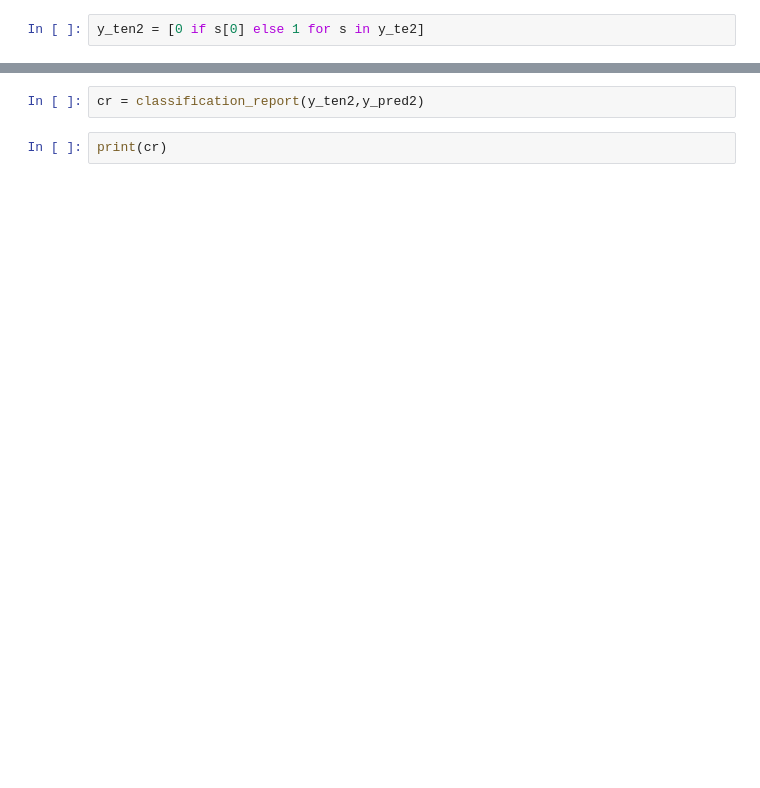
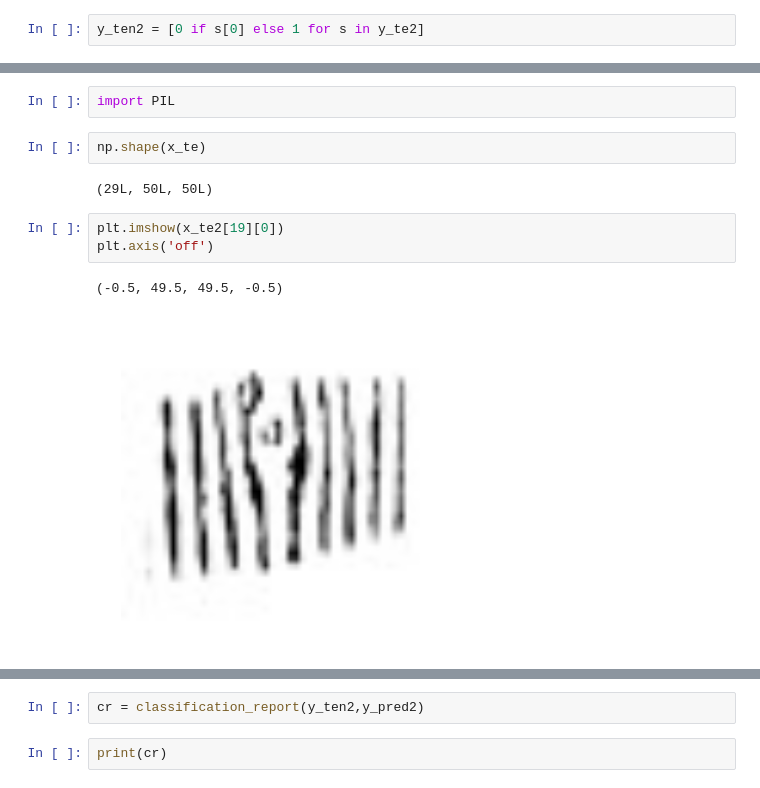
Before and after one commit to visionbang/mach_image_proc, a Jupyter notebook: theano_sandbox.ipynb, the cells around one changed output, grey strips where cells are left out. Saved outputs shown, nothing was run; the diff lists cells and outputs as text; blank space fills up the shorter version.

```diff
--- a/theano_sandbox.ipynb
+++ b/theano_sandbox.ipynb
@@ -252,0 +321,12 @@ y_ten2 = [0 if s[0] else 1 for s in y_te2]
+# %%
+import PIL
+# %%
+np.shape(x_te)
+# %% [output]
+(29L, 50L, 50L)
+# %%
+plt.imshow(x_te2[19][0])
+plt.axis('off')
+# %% [output]
+(-0.5, 49.5, 49.5, -0.5)
+[figure, added]
```
Also changed, not shown: parts of 75 cells of this notebook, 4 other files.
